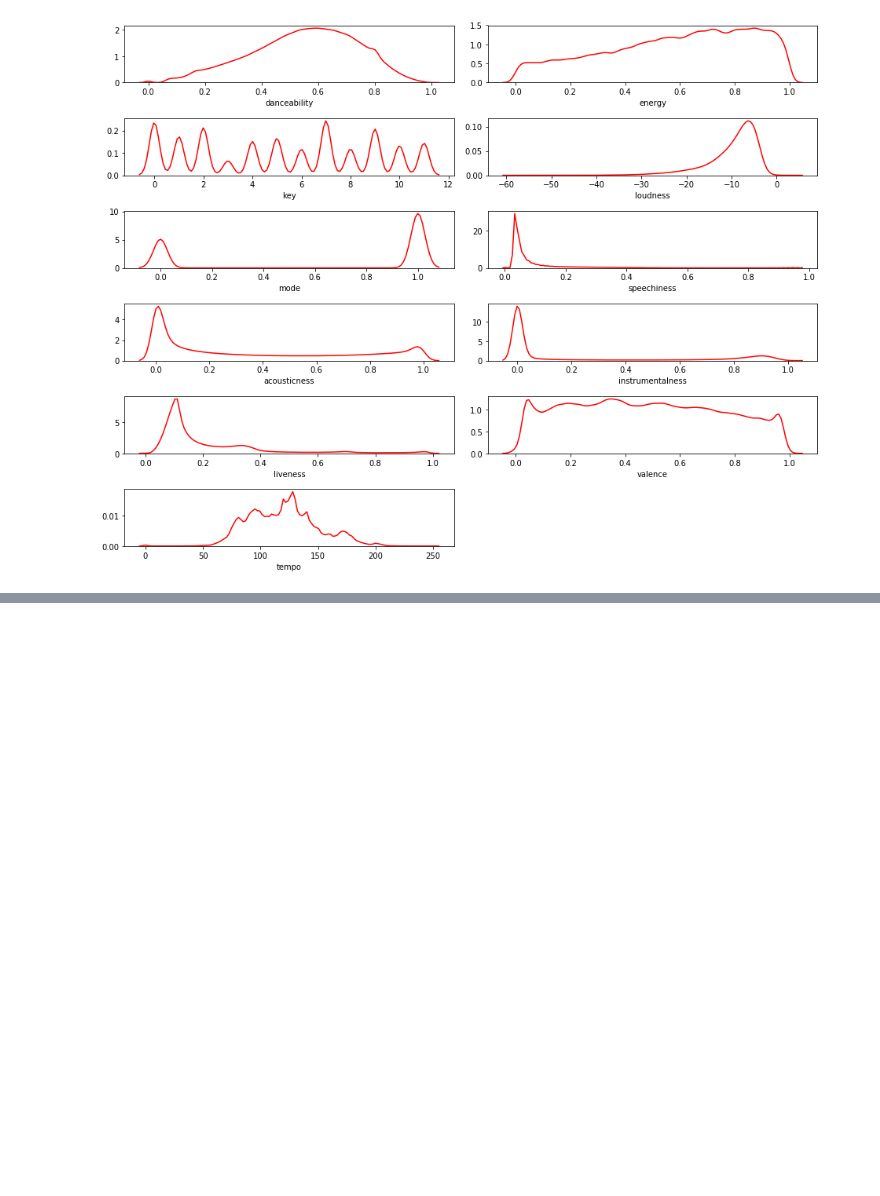
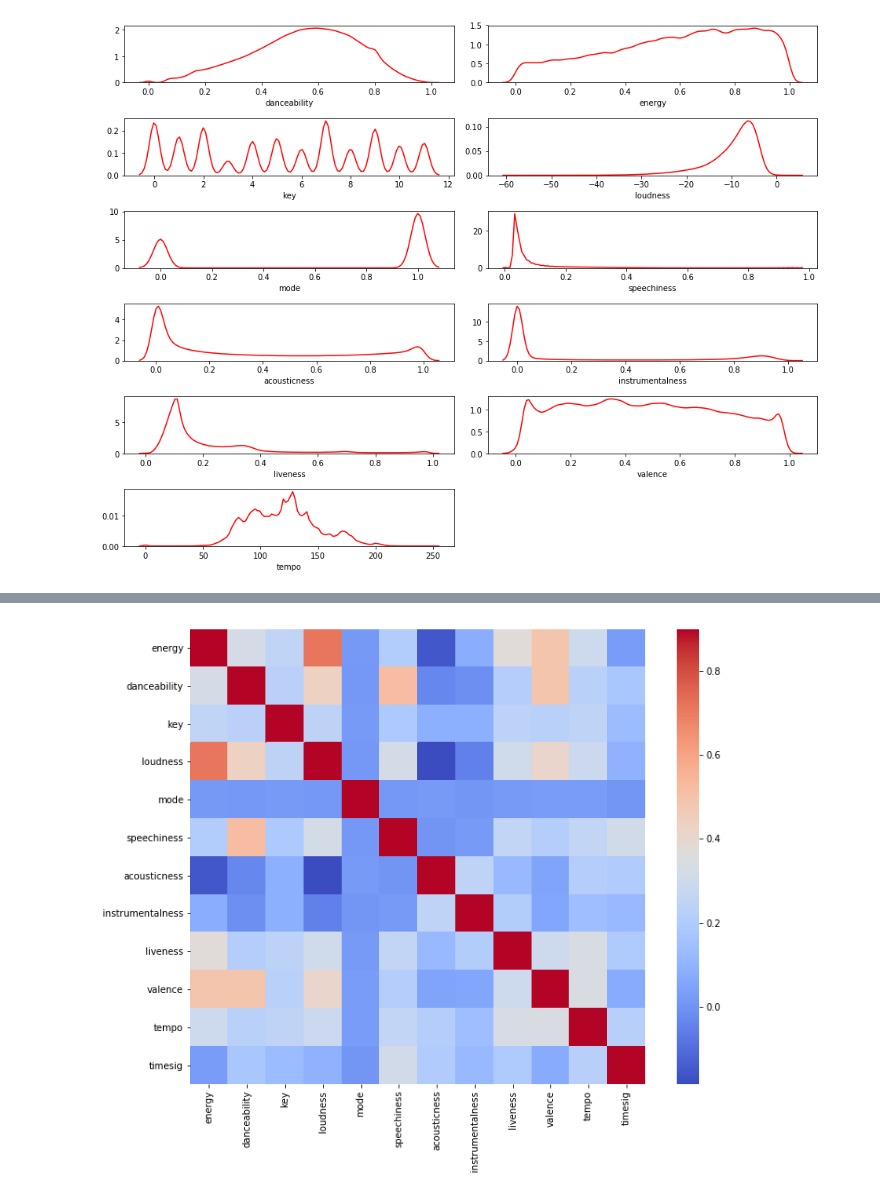
Before and after one commit to adamkhazi/one-million-playlists, a Jupyter notebook: exploration/track feature exploration.ipynb, the cells around one changed output, grey strips where cells are left out. Drawn from its saved outputs; the diff is of its cells as text; code cells hidden in the pictures; blank space fills up the shorter version.

```diff
--- a/exploration/track feature exploration.ipynb
+++ b/exploration/track feature exploration.ipynb
@@ -66,0 +172,5 @@ plt.tight_layout()
+# %%
+playlistFeatures = d.getPlaylistMaxFeatures()
+# %%
+cols = ['energy', 'danceability', 'key', 'loudness', 'mode', 'speechiness', 'acousticness', 'instrumentalness', 'liveness', 'valence', 'tempo', 'timesig']
+playlistFeaturesDF = pd.DataFrame(playlistFeatures, columns=cols)
@@ -66,0 +186,7 @@ plt.tight_layout()
+# %%
+#correlation matrix
+corrmat = playlistFeaturesDF.corr()
+f, ax = plt.subplots(figsize=(12, 9))
+sns.heatmap(corrmat, vmax=.9, square=True, cmap='coolwarm');
+# %% [output]
+[figure, added]
```
Also changed, not shown: parts of 24 cells of this notebook, 7 other files.
